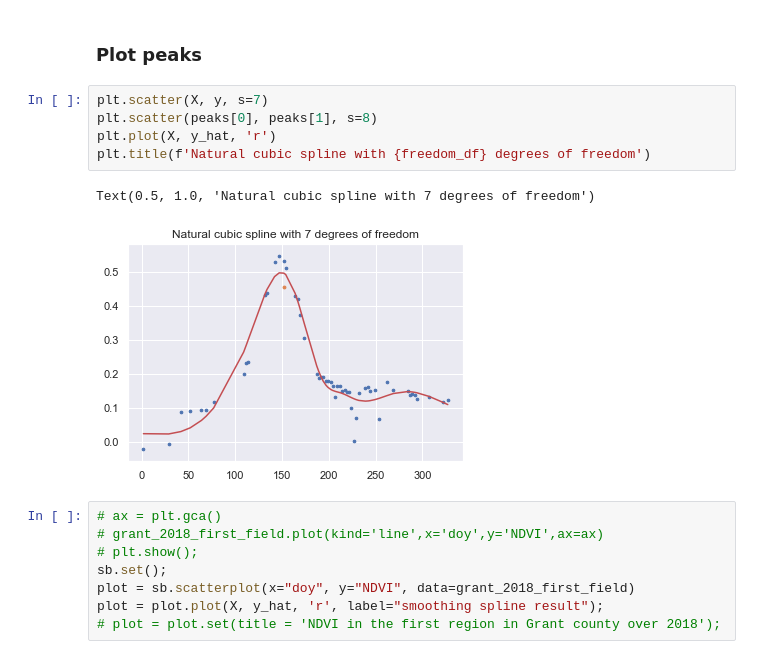
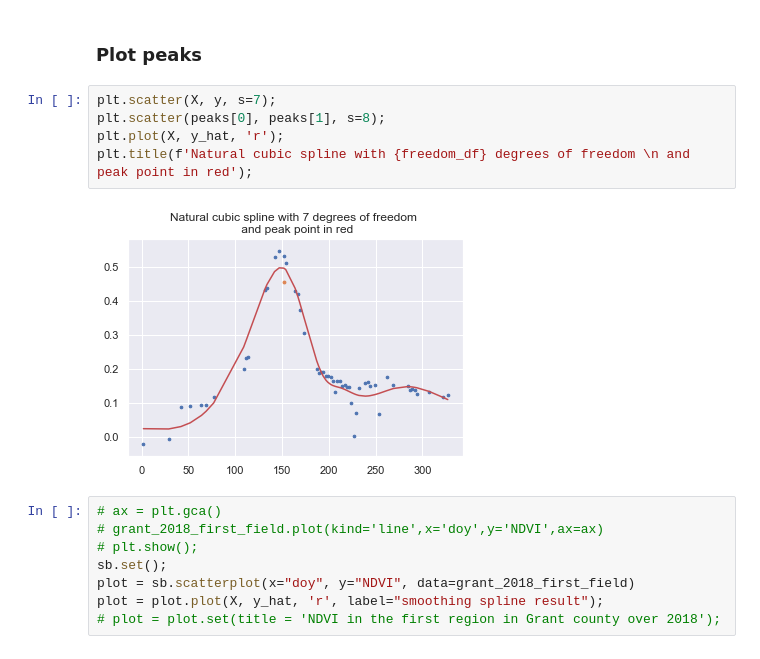
Before and after one commit to sunil21075/Ag, a Jupyter notebook: remote_sensing/python/Local_Jupyter_NoteBooks/0_smoothing.ipynb, the cells around one changed output. Saved outputs shown, nothing was run; the diff lists cells and outputs as text.

Commit message:
smoothing and peak detect

```diff
--- a/remote_sensing/python/Local_Jupyter_NoteBooks/0_smoothing.ipynb
+++ b/remote_sensing/python/Local_Jupyter_NoteBooks/0_smoothing.ipynb
@@ -510,13 +510,12 @@ peaks = form_xs_ys_from_peakdetect(max_peak_list = max_peaks, doy_vect=X)
 # %% [markdown]
 ### Plot peaks
 # %%
-plt.scatter(X, y, s=7)
-plt.scatter(peaks[0], peaks[1], s=8)
-plt.plot(X, y_hat, 'r')
-plt.title(f'Natural cubic spline with {freedom_df} degrees of freedom')
+plt.scatter(X, y, s=7);
+plt.scatter(peaks[0], peaks[1], s=8);
+plt.plot(X, y_hat, 'r');
+plt.title(f'Natural cubic spline with {freedom_df} degrees of freedom \n and peak point in red');
 # %% [output]
-Text(0.5, 1.0, 'Natural cubic spline with 7 degrees of freedom')
-[figure, old version]
+[figure, new version]
 # %%
 # ax = plt.gca()
 # grant_2018_first_field.plot(kind='line',x='doy',y='NDVI',ax=ax)
```
Also changed, not shown: parts of 2 cells of this notebook.
